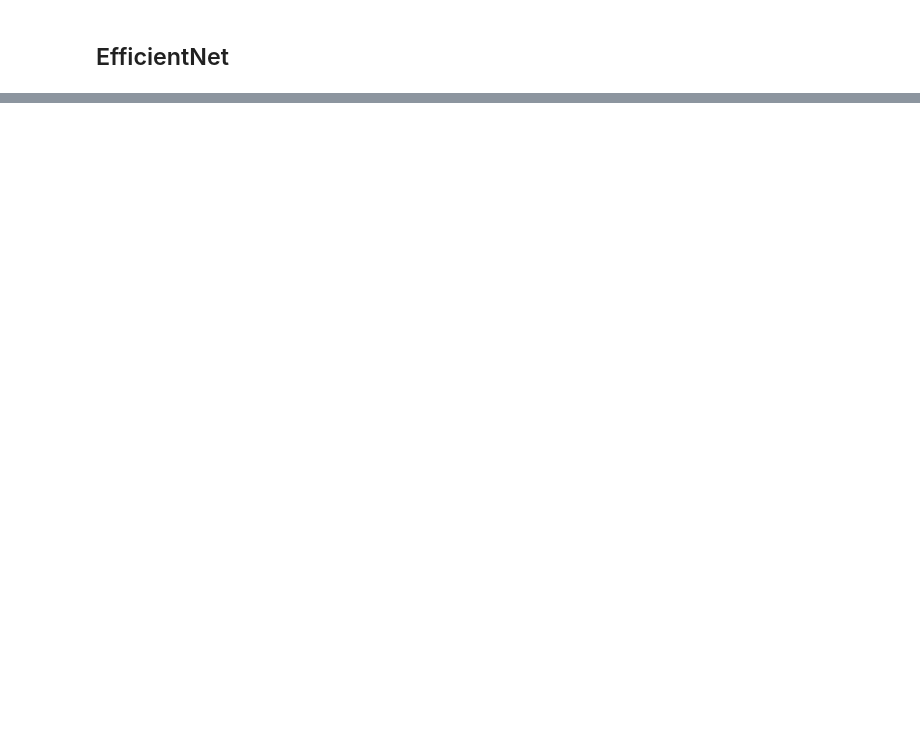
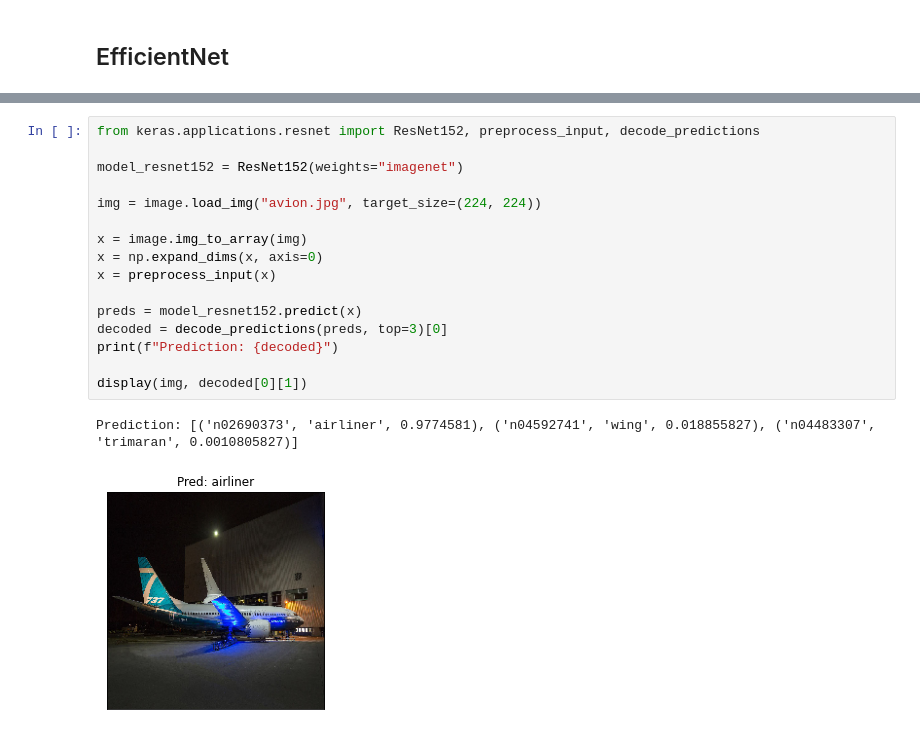
Before and after one commit to tabris2015/computer-vision-unifranz2021, a Jupyter notebook: tensorflow/7.image_classification.ipynb, the cells around one changed output, grey strips where cells are left out. Saved outputs shown, nothing was run; the diff lists cells and outputs as text; blank space fills up the shorter version.

```diff
--- a/tensorflow/7.image_classification.ipynb
+++ b/tensorflow/7.image_classification.ipynb
@@ -87,0 +100,19 @@ display(img, decoded[0][1])
+# %%
+from keras.applications.resnet import ResNet152, preprocess_input, decode_predictions
+
+model_resnet152 = ResNet152(weights="imagenet")
+
+img = image.load_img("avion.jpg", target_size=(224, 224))
+
+x = image.img_to_array(img)
+x = np.expand_dims(x, axis=0)
+x = preprocess_input(x)
+
+preds = model_resnet152.predict(x)
+decoded = decode_predictions(preds, top=3)[0]
+print(f"Prediction: {decoded}")
+
+display(img, decoded[0][1])
+# %% [output]
+Prediction: [('n02690373', 'airliner', 0.9774581), ('n04592741', 'wing', 0.018855827), ('n04483307', 'trimaran', 0.0010805827)]
+[figure, added]
```
Also changed, not shown: parts of 5 cells of this notebook, 2 other files.
